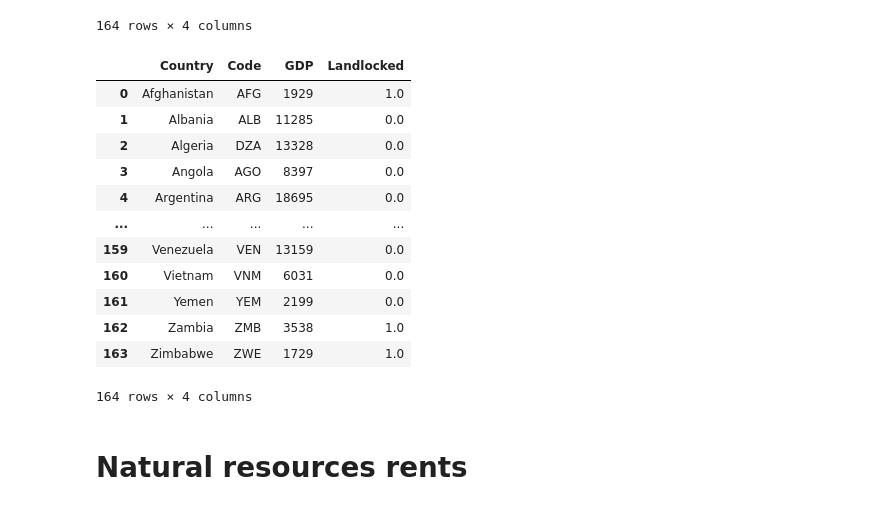
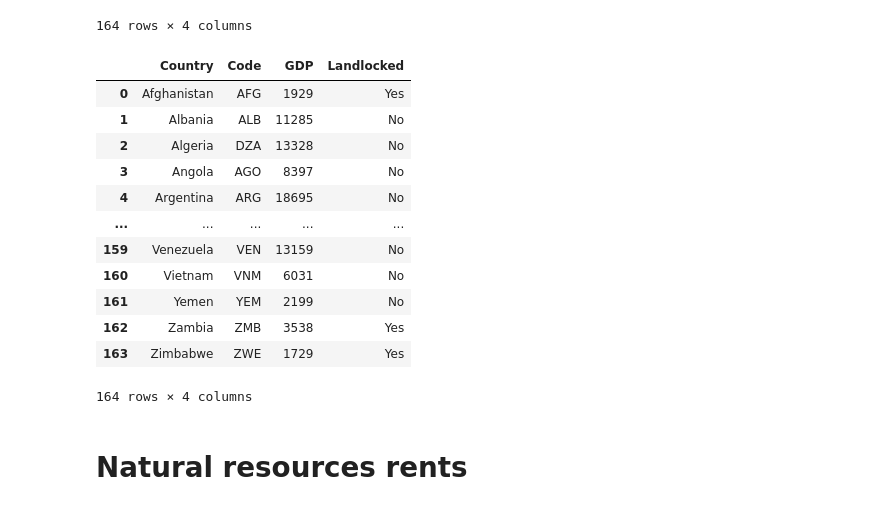
Before and after one commit to leonvanderlee/why_are_countries_wealthy, a Jupyter notebook: code/cleaning.ipynb, the cells around one changed output. Saved outputs shown, nothing was run; the diff lists cells and outputs as text; code cells hidden in the pictures.

```diff
--- a/code/cleaning.ipynb
+++ b/code/cleaning.ipynb
@@ -190,9 +190,9 @@ landlocked = pd.read_csv('../data/landlocked_countries 2020.csv')
 
 landlocked = landlocked.rename(columns={'country': 'Country'})
 
-landlocked['Landlocked'] = '1'
+landlocked['Landlocked'] = 'Yes'
 
-landlocked["Landlocked"] = landlocked["Landlocked"].astype(str).astype(int)
+landlocked["Landlocked"] = landlocked["Landlocked"].astype(str).astype(object)
 
 landlocked
 # %% [output]
@@ -242,24 +242,24 @@ year2016_data_countries
 # %%
 data = pd.merge(year2016_data_countries, landlocked, on='Country', how='left')
 
-data['Landlocked'] = data['Landlocked'].fillna(0)
+data['Landlocked'] = data['Landlocked'].fillna('No')
 
 data = data.drop(['pop2020', 'Year'], axis=1)
 
 data
 # %% [output]
 |  | Country | Code | GDP | Landlocked |
-| 0 | Afghanistan | AFG | 1929 | 1.0 |
-| 1 | Albania | ALB | 11285 | 0.0 |
-| 2 | Algeria | DZA | 13328 | 0.0 |
-| 3 | Angola | AGO | 8397 | 0.0 |
-| 4 | Argentina | ARG | 18695 | 0.0 |
+| 0 | Afghanistan | AFG | 1929 | Yes |
+| 1 | Albania | ALB | 11285 | No |
+| 2 | Algeria | DZA | 13328 | No |
+| 3 | Angola | AGO | 8397 | No |
+| 4 | Argentina | ARG | 18695 | No |
 | ... | ... | ... | ... | ... |
-| 159 | Venezuela | VEN | 13159 | 0.0 |
-| 160 | Vietnam | VNM | 6031 | 0.0 |
-| 161 | Yemen | YEM | 2199 | 0.0 |
-| 162 | Zambia | ZMB | 3538 | 1.0 |
-| 163 | Zimbabwe | ZWE | 1729 | 1.0 |
+| 159 | Venezuela | VEN | 13159 | No |
+| 160 | Vietnam | VNM | 6031 | No |
+| 161 | Yemen | YEM | 2199 | No |
+| 162 | Zambia | ZMB | 3538 | Yes |
+| 163 | Zimbabwe | ZWE | 1729 | Yes |
 164 rows × 4 columns
 # %%
 data.to_sql('landlocked_countries', engine, if_exists='replace', index=False)
```
Also changed, not shown: parts of 1 cell of this notebook, 15 other files.
